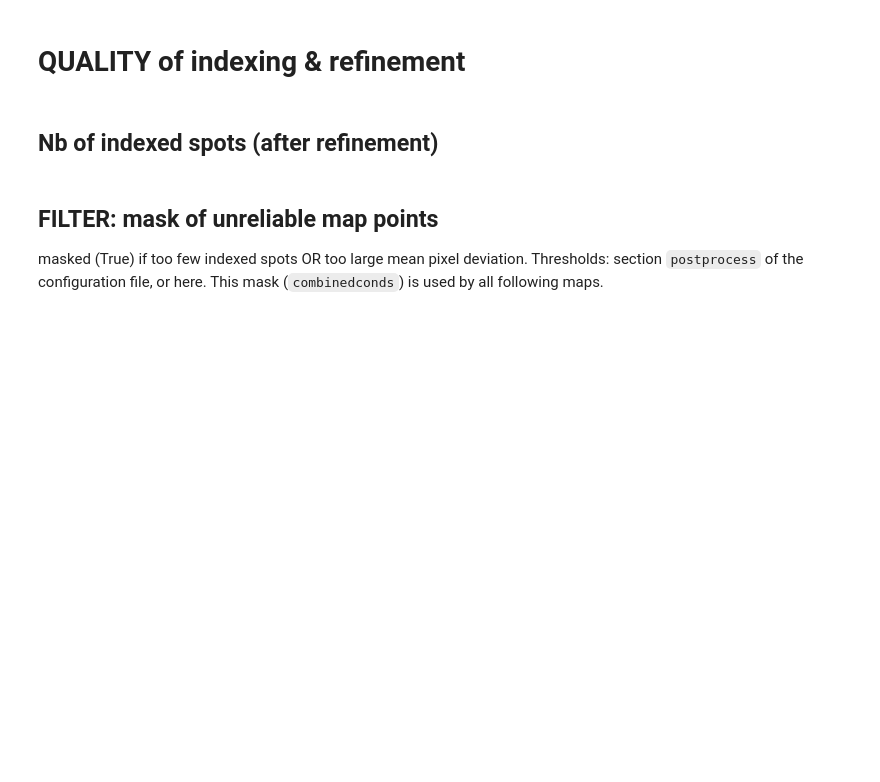
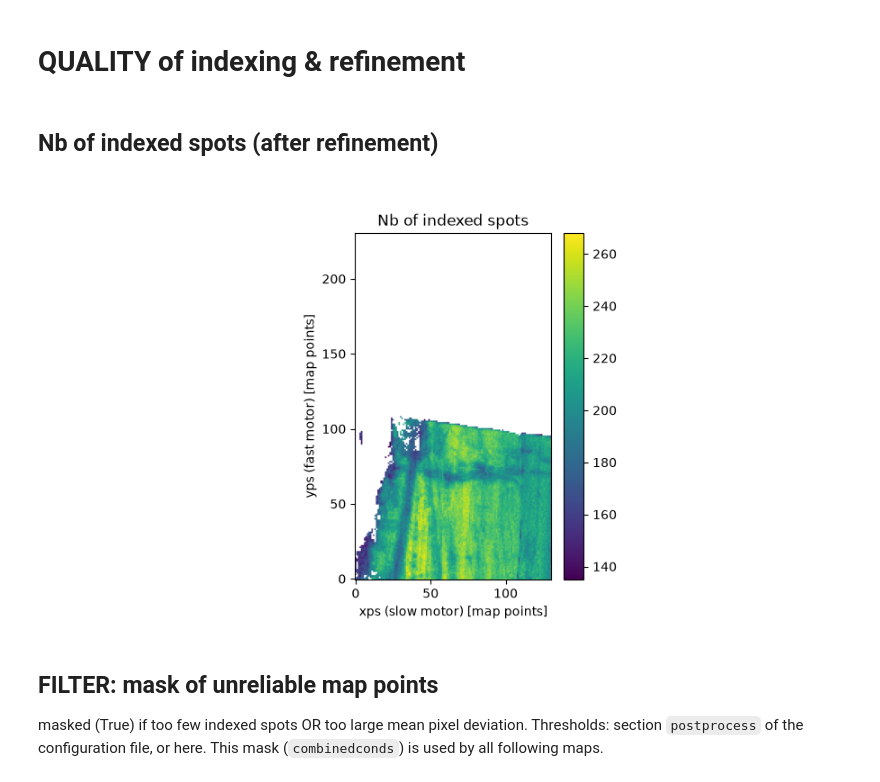
Before and after one commit to BM32ESRF/lauetools, a Jupyter notebook: LaueTools/notebooks/indexation/2_postprocess_maps.ipynb, the cells around one changed output. Saved outputs shown, nothing was run; the diff lists cells and outputs as text; code cells hidden in the pictures; blank space fills up the shorter version.

```diff
--- a/LaueTools/notebooks/indexation/2_postprocess_maps.ipynb
+++ b/LaueTools/notebooks/indexation/2_postprocess_maps.ipynb
@@ -21,10 +21,11 @@ Author: J.-S. Micha, Last revision: Sept 2026. Tested with python 3.12 (jupyterl
 CONFIG = 'configs/<proposal>_MgO.yaml'   # configuration file of your experiment
 CONFIG = 'configs/<proposal>_MgO_2grains.yaml'   # configuration file of your experiment
 CONFIG = '/data/visitor/<proposal>/bm32/<date>/PROCESSED_DATA/<sample>/<dataset>/scan0001/configs/indexing.yaml'
-
+CONFIG = '/data/visitor/<proposal>/bm32/<date>/PROCESSED_DATA/<sample>/<dataset>/scan0001/configs/indexing_ub_UB_26362.yaml'
 FIT_FOLDER = None     # None: output fit_folder of the configuration file, or another folder of .fit files
 GRAININDEX = None     # None: postprocess grainindex of the configuration file (0: ####_g0.fit files)
-LIVE_PLOTS = False    # False: heavy multi-panel figures shown as static images (fast); True: interactive (zoom, hover values)
+LIVE_PLOTS = False    # False: figures shown as static images and closed (fast, low memory); True: interactive
+                      # (zoom, hover image index and values), figures kept in memory
 # %% [markdown]
 # IMPORTS
 # %%
@@ -59,6 +60,9 @@ IB.print_config(cfg)
 scan, post = cfg['scan'], cfg['postprocess']
 mapdims, invmapdims = scan['mapdims'], scan['invmapdims']   # (fast, slow), (slow, fast)
 motorfastaxis, motorslowaxis = scan['fast_motor'], scan['slow_motor']
+# maps drawn with the y motor (yech, yps, sy) vertical, whether it is the fast or the slow motor
+transposed = GT.map_transposed(motorfastaxis, motorslowaxis)
+motors = (motorfastaxis, motorslowaxis)
 fast_stepsize, slow_stepsize = scan['stepsizes']
 xech = np.arange(mapdims[0]) * fast_stepsize
 yech = np.arange(mapdims[1]) * slow_stepsize
@@ -67,8 +71,7 @@ key_material = cfg['material']['key_material']
 
 fit_folder = Path(FIT_FOLDER) if FIT_FOLDER else cfg['output']['fit_folder']
 
-
-fit_folder = '/data/visitor/<proposal>/bm32/<date>/PROCESSED_DATA/<sample>/<dataset>/scan0001/fitfiles_MgO_6grains'
+#fit_folder = '/data/visitor/<proposal>/bm32/<date>/PROCESSED_DATA/<sample>/<dataset>/scan0001/fitfiles_MgO_6grains'
 grainindex = post['grainindex'] if GRAININDEX is None else GRAININDEX
 print(f'\n.fit files {prefix}{"#" * scan["nbdigits"]}_g{grainindex}.fit in {fit_folder}')
-print(f'map (fast axis, slow axis): mapdims {mapdims}, motors ({motorfastaxis}, {motorslowaxis})')
+print(f'map (fast axis, slow axis): mapdims {mapdims}, motors ({motorfastaxis}, {motorslowaxis}), maps transposed: {transposed}')
@@ -84,8 +89,10 @@ ffs0.fitfilefolder = fit_folder
 # %% [markdown]
 ## Nb of indexed spots (after refinement)
 # %%
-_, ax = PlotNumberIndexedSpots(indexed_fileseries=ffs0, size=(9, 5), origin='lower')
-ax.format_coord = lambda x, y: GT.format_getimageindex_imshow(x, y, invmapdims)
+fig, ax = PlotNumberIndexedSpots(transposed=transposed, motors=motors, indexed_fileseries=ffs0, size=(9, 5), origin='lower')
+IB.show_figure(fig, live=True)   # single map, interactive: hover gives the image index and value
+# %% [output]
+[figure, added]
 # %% [markdown]
 ## FILTER: mask of unreliable map points
 
```
Also changed, not shown: parts of 20 cells of this notebook, 7 other files.
